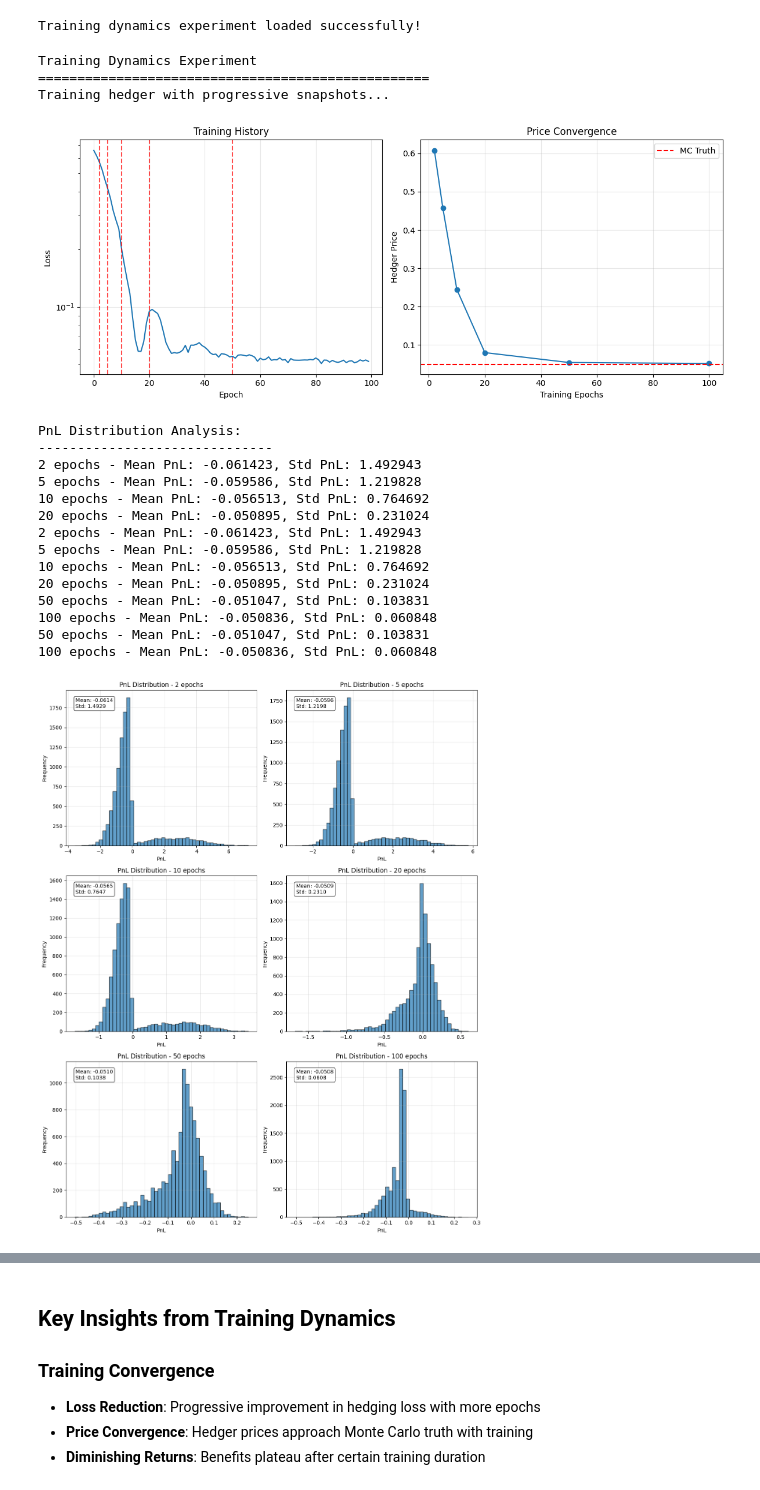
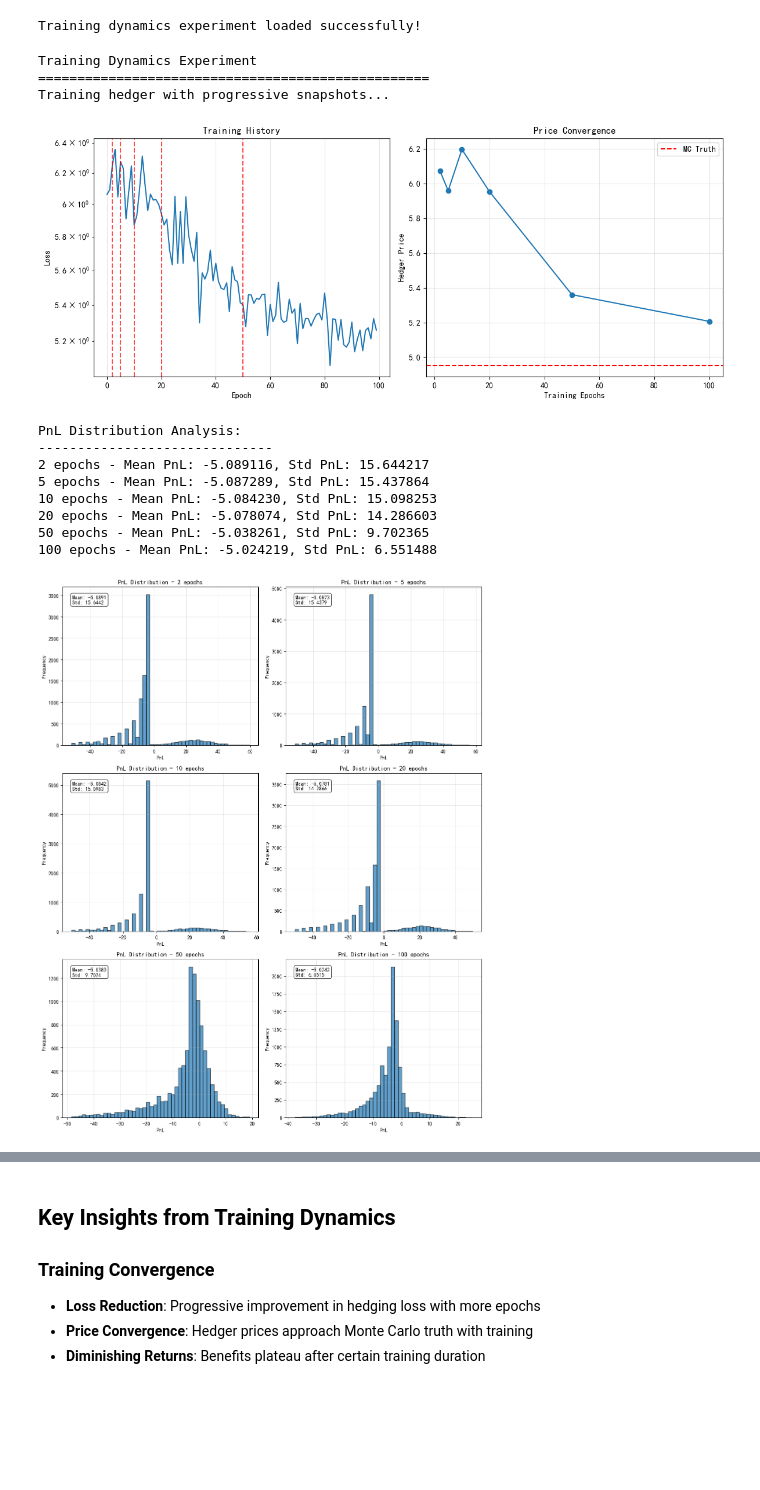
Before and after one commit to pfnet-research/pfhedge, a Jupyter notebook: note/snowball_2_training_dynamics.ipynb, the cells around one changed output, grey strips where cells are left out. Saved outputs shown, nothing was run; the diff lists cells and outputs as text; code cells hidden in the pictures; blank space fills up the shorter version.

```diff
--- a/note/snowball_2_training_dynamics.ipynb
+++ b/note/snowball_2_training_dynamics.ipynb
@@ -19,10 +19,16 @@ from tqdm import tqdm
 from math import sqrt
 
 # PfHedge imports
-from pfhedge.instruments import BrownianStock, Snowball
+from pfhedge.instruments import LocalVolatilityStock, BrownianStock,Snowball
 from pfhedge.nn.modules.hedger import Hedger
 from pfhedge.nn.modules.loss import EntropicRiskMeasure
 from pfhedge.nn.modules.mlp import MultiLayerPerceptron
+# 添加中证500数据处理的导入
+from datetime import datetime, timedelta
+from matplotlib.font_manager import FontProperties
+# 设置中文字体
+plt.rcParams['font.sans-serif'] = ['SimHei']  # 或者使用 'Microsoft YaHei'
+plt.rcParams['axes.unicode_minus'] = False    # 正确显示负号
 
 # Set random seed for reproducibility
 torch.manual_seed(42)
@@ -49,7 +55,7 @@ def create_basic_snowball():
     # Snowball parameters
     derivative = Snowball(
         underlier=stock,
-        notional=1.0,
+        notional=100.0,
         init_spot=init_state,
         strike=100.0,
         maturity=obs_days[-1] * dt,
@@ -75,7 +81,7 @@ def training_dynamics_experiment():
     # Training parameters
     fit_n_paths = 10000
     fit_n_epochs = [2, 5, 10, 20, 50, 100]
-    loss = EntropicRiskMeasure(a=1)
+    loss = EntropicRiskMeasure(a=0.01)
 
     # Features for Snowball hedging
     features = [
@@ -163,44 +169,38 @@ def training_dynamics_experiment():
         ax.set_ylabel("Frequency")
         ax.set_title(f"PnL Distribution - {epochs} epochs")
         ax.grid(True, alpha=0.3)
 
         # Add statistics
         mean_pnl = pnl.mean().item()
         std_pnl = pnl.std().item()
         ax.text(0.05, 0.95, f'Mean: {mean_pnl:.4f}\nStd: {std_pnl:.4f}',
                 transform=ax.transAxes, verticalalignment='top',
                 bbox=dict(boxstyle='round', facecolor='white', alpha=0.8))
 
         print(f"{epochs} epochs - Mean PnL: {mean_pnl:.6f}, Std PnL: {std_pnl:.6f}")
 
     # Hide empty subplots
     for i in range(len(pnls), len(axes)):
         axes[i].set_visible(False)
 
     plt.tight_layout()
     plt.show()
 
     return hedgers, history
 
 # Run training dynamics experiment
 hedgers_basic, history_basic = training_dynamics_experiment()
 # %% [output]
 Training Dynamics Experiment
 ==================================================
 Training hedger with progressive snapshots...
-[figure, old version]
+[figure, new version]
 PnL Distribution Analysis:
 ------------------------------
-2 epochs - Mean PnL: -0.061423, Std PnL: 1.492943
-5 epochs - Mean PnL: -0.059586, Std PnL: 1.219828
-10 epochs - Mean PnL: -0.056513, Std PnL: 0.764692
-20 epochs - Mean PnL: -0.050895, Std PnL: 0.231024
-2 epochs - Mean PnL: -0.061423, Std PnL: 1.492943
-5 epochs - Mean PnL: -0.059586, Std PnL: 1.219828
-10 epochs - Mean PnL: -0.056513, Std PnL: 0.764692
-20 epochs - Mean PnL: -0.050895, Std PnL: 0.231024
-50 epochs - Mean PnL: -0.051047, Std PnL: 0.103831
-100 epochs - Mean PnL: -0.050836, Std PnL: 0.060848
-50 epochs - Mean PnL: -0.051047, Std PnL: 0.103831
-100 epochs - Mean PnL: -0.050836, Std PnL: 0.060848
+2 epochs - Mean PnL: -5.089116, Std PnL: 15.644217
+5 epochs - Mean PnL: -5.087289, Std PnL: 15.437864
+10 epochs - Mean PnL: -5.084230, Std PnL: 15.098253
+20 epochs - Mean PnL: -5.078074, Std PnL: 14.286603
+50 epochs - Mean PnL: -5.038261, Std PnL: 9.702365
+100 epochs - Mean PnL: -5.024219, Std PnL: 6.551488
-[figure, old version]
+[figure, new version]
```
Also changed, not shown: parts of 3 cells of this notebook, 7 other files.
